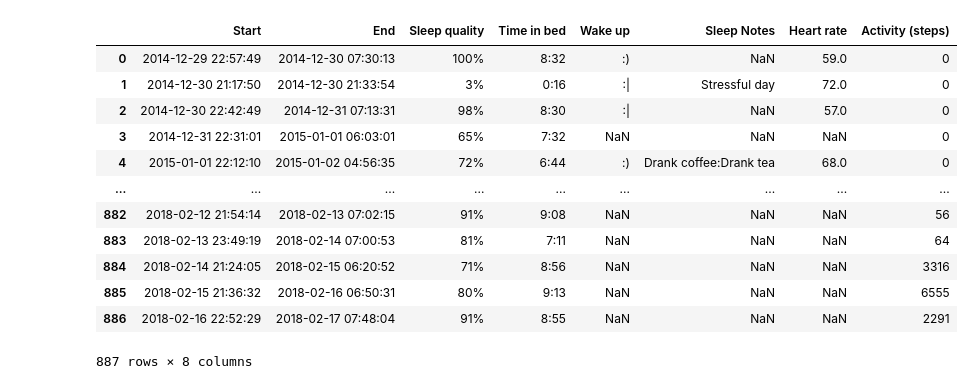
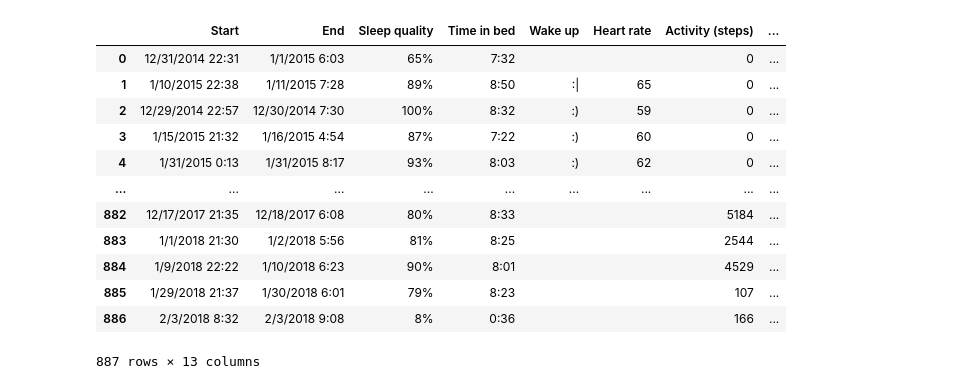
Before and after one commit to mtomison/Sleep_Analysis, a Jupyter notebook: sleepDataPreprocessing.ipynb, the cells around one changed output. Saved outputs shown, nothing was run; the diff lists cells and outputs as text; code cells hidden in the pictures.

```diff
--- a/sleepDataPreprocessing.ipynb
+++ b/sleepDataPreprocessing.ipynb
@@ -1,21 +1,40 @@
+# %%
+import pandas as pd
+from pymongo import MongoClient
+#pip install pymongo[srv]
+
+def read_mongo(db, collection, query={}, host='localhost', port=27017, username=None, password=None, no_id=True):
+    # Read from Mongo and Store into DataFrame """
+    # Connect to MongoDB
+    dbo  = MongoClient("mongodb+srv://MegSpeaks:yVy84qWWLzS9sQx@getsleepy.itaka.mongodb.net/test")
+
+    # Make a query to the specific DB and Collection
+    cursor = dbo[db][collection].find(query)
+
+    # Expand the cursor and construct the DataFrame
+    df =  pd.DataFrame(list(cursor))
+
+    # Delete the _id
+    if no_id:
+        del df['_id']
+
+    return df
 # %%
-import pandas as pd
-from path import Path
+#create DataFrame from the data stored in Mongo Atlas
+df = read_mongo("Sleep_Study", "Sleep_Table")
 # %%
-file_path = "Resources/sleepdatacommas.csv"
-sleepdata = pd.read_csv(file_path)
-sleepdata
+df
 # %% [output]
-|  | Start | End | Sleep quality | Time in bed | Wake up | Sleep Notes | Heart rate | Activity (steps) |
-| 0 | 2014-12-29 22:57:49 | 2014-12-30 07:30:13 | 100% | 8:32 | :) | NaN | 59.0 | 0 |
-| 1 | 2014-12-30 21:17:50 | 2014-12-30 21:33:54 | 3% | 0:16 | :| | Stressful day | 72.0 | 0 |
-| 2 | 2014-12-30 22:42:49 | 2014-12-31 07:13:31 | 98% | 8:30 | :| | NaN | 57.0 | 0 |
-| 3 | 2014-12-31 22:31:01 | 2015-01-01 06:03:01 | 65% | 7:32 | NaN | NaN | NaN | 0 |
-| 4 | 2015-01-01 22:12:10 | 2015-01-02 04:56:35 | 72% | 6:44 | :) | Drank coffee:Drank tea | 68.0 | 0 |
+|  | Start | End | Sleep quality | Time in bed | Wake up | Heart rate | Activity (steps) | ... |
+| 0 | 12/31/2014 22:31 | 1/1/2015 6:03 | 65% | 7:32 |  |  | 0 | ... |
+| 1 | 1/10/2015 22:38 | 1/11/2015 7:28 | 89% | 8:50 | :| | 65 | 0 | ... |
+| 2 | 12/29/2014 22:57 | 12/30/2014 7:30 | 100% | 8:32 | :) | 59 | 0 | ... |
+| 3 | 1/15/2015 21:32 | 1/16/2015 4:54 | 87% | 7:22 | :) | 60 | 0 | ... |
+| 4 | 1/31/2015 0:13 | 1/31/2015 8:17 | 93% | 8:03 | :) | 62 | 0 | ... |
 | ... | ... | ... | ... | ... | ... | ... | ... | ... |
-| 882 | 2018-02-12 21:54:14 | 2018-02-13 07:02:15 | 91% | 9:08 | NaN | NaN | NaN | 56 |
-| 883 | 2018-02-13 23:49:19 | 2018-02-14 07:00:53 | 81% | 7:11 | NaN | NaN | NaN | 64 |
-| 884 | 2018-02-14 21:24:05 | 2018-02-15 06:20:52 | 71% | 8:56 | NaN | NaN | NaN | 3316 |
-| 885 | 2018-02-15 21:36:32 | 2018-02-16 06:50:31 | 80% | 9:13 | NaN | NaN | NaN | 6555 |
-| 886 | 2018-02-16 22:52:29 | 2018-02-17 07:48:04 | 91% | 8:55 | NaN | NaN | NaN | 2291 |
+| 882 | 12/17/2017 21:35 | 12/18/2017 6:08 | 80% | 8:33 |  |  | 5184 | ... |
+| 883 | 1/1/2018 21:30 | 1/2/2018 5:56 | 81% | 8:25 |  |  | 2544 | ... |
+| 884 | 1/9/2018 22:22 | 1/10/2018 6:23 | 90% | 8:01 |  |  | 4529 | ... |
+| 885 | 1/29/2018 21:37 | 1/30/2018 6:01 | 79% | 8:23 |  |  | 107 | ... |
+| 886 | 2/3/2018 8:32 | 2/3/2018 9:08 | 8% | 0:36 |  |  | 166 | ... |
-887 rows × 8 columns
+887 rows × 13 columns
```
Also changed, not shown: parts of 18 cells of this notebook.
